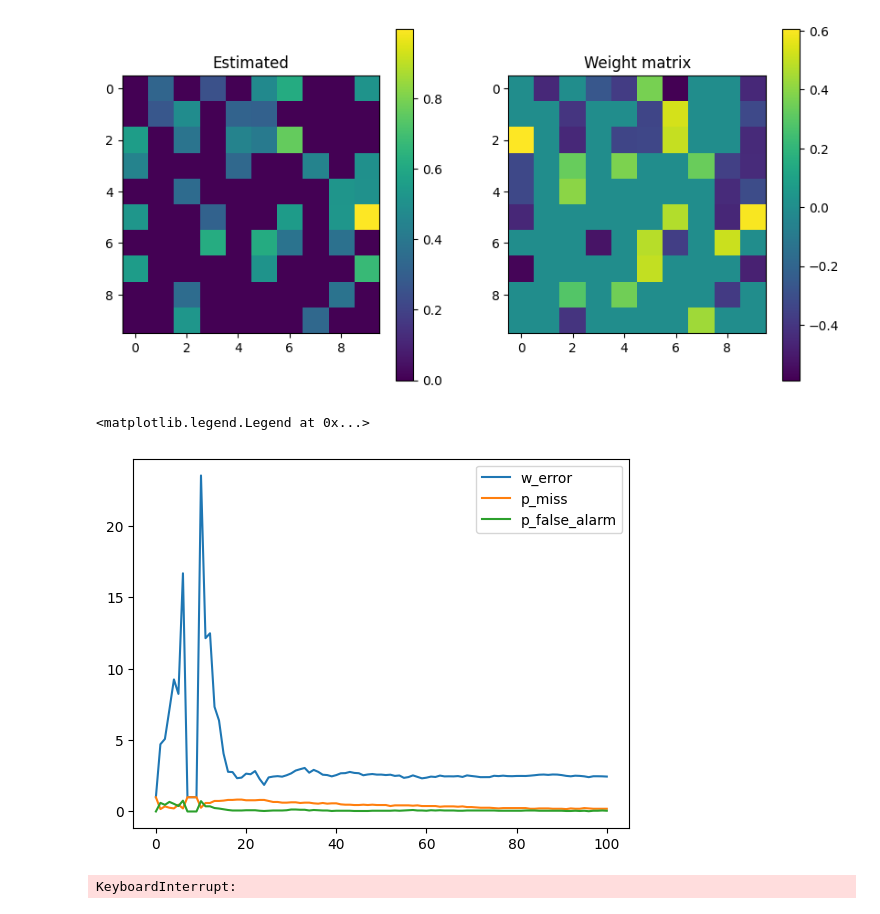
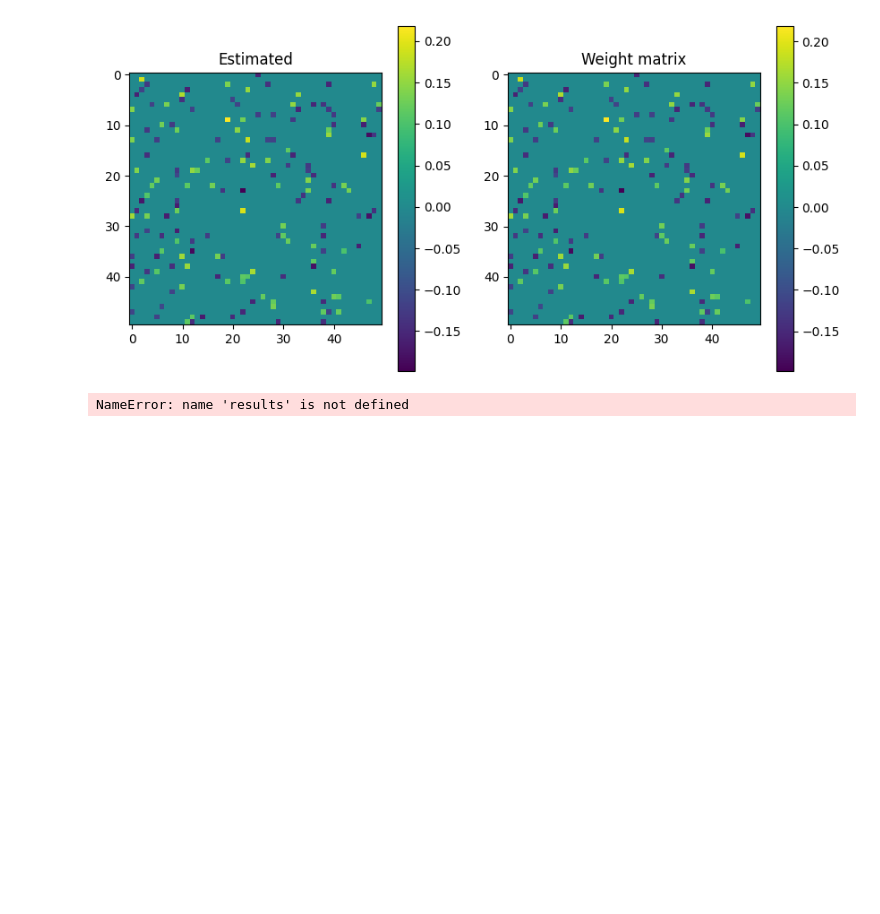
Before and after one commit to jenkins-alex/AdaCGP, a Jupyter notebook: implement.ipynb, the cells around one changed output. Saved outputs shown, nothing was run; the diff lists cells and outputs as text; code cells hidden in the pictures; blank space fills up the shorter version.

```diff
--- a/implement.ipynb
+++ b/implement.ipynb
@@ -12,5 +15,5 @@ with initialize(version_base=None, config_path="config", job_name="test_app"):
 # %%
-cfg.data.N = 10
+cfg.data.N = 50
 cfg.graph.graph_type = 'RANDOM'
 # %%
 device = torch.device('cpu')
@@ -77,21 +88,20 @@ Final number of non-zero elements: 37
 # %%
 # plot the precision matrix and the weight matrix side by side
 plt.figure(figsize=(10, 5))
 plt.subplot(1, 2, 1)
-plt.imshow(results['matrices'][-1])
+plt.imshow(results_np['matrices'][-1])
 plt.title('Estimated')
 plt.colorbar()
 plt.subplot(1, 2, 2)
-plt.imshow(weight_matrix.cpu().numpy())
+plt.imshow(results_torch['matrices'][-1])
 plt.title('Weight matrix')
 plt.colorbar()
 plt.show()
 
 plt.plot(results['w_error'], label='w_error')
 plt.plot(results['p_miss'], label='p_miss')
 plt.plot(results['p_false_alarm'], label='p_false_alarm')
 plt.legend()
 # %% [output]
-[figure, old version]
+[figure, new version]
-<matplotlib.legend.Legend at 0x...>
+NameError: name 'results' is not defined
-[figure, removed]
@@ -880,46 +107,0 @@ def update_function_h_lms(h_flat, dh, h_stepsize, Ys, yt, lambda_, C, u, instant
-# %%
-y_in = y[:, :, 0].cpu().numpy()
-
-hyperparams = {"P": 3,
-               "gamma": 0.1,
-               "w_stepsize": 0.001,
-               "h_stepsize": 0.001,
-               "psi_stepsize": 1e-5,
-               "epsilon": 1e-3,
-               "lambda": 0.95,
-               "nu": 0.01,
-               "ma_alpha": 0.005,
-               "use_path_1": True,
-               "instant_h": True,
-               "patience": 500,
-               "burn_in_debiasing": 500,
-               "min_delta_percent": 0.01,
-               "use_armijo": False,
-               "warm_up_steps": 0,
-               "alternate": False,
-               "alternate_mod": 2,
-               "monitor_debiasing": 'pred_error_recursive_moving_average',
-               "mus": [0.1, 0.1, 0.1],
-               "decay_percent": 50,
-               "use_constraints_in_step1": False,
-               "use_projections_in_step1": False,
-               "use_projections_in_step2": False,
-               "use_constraints_in_step2": False,
-               "use_augmented_lagrange": False,
-               "rho": 1e-2,
-                "lagrange_step": 1e-2,
-               "rho2": 1e-2,
-                "lagrange_step2": 1e-2,
-               }
-device = 'cpu'
-model = AdaCGPLaplacian(cfg.data.N, hyperparams, device)
-model_inputs = {
-    'X': X.to(device),
-    'y': y.to(device),
-    'weight_matrix': weight_matrix.to(device),
-    'filter_coefficients': filter_coefficients.to(device),
-    'graph_filters_flat': graph_filters_flat.to(device),
-}
-results_unconstrained = model.run(**model_inputs)
-# %% [output]
-KeyboardInterrupt:
```
Also changed, not shown: parts of 9 cells of this notebook, 32 other files.
